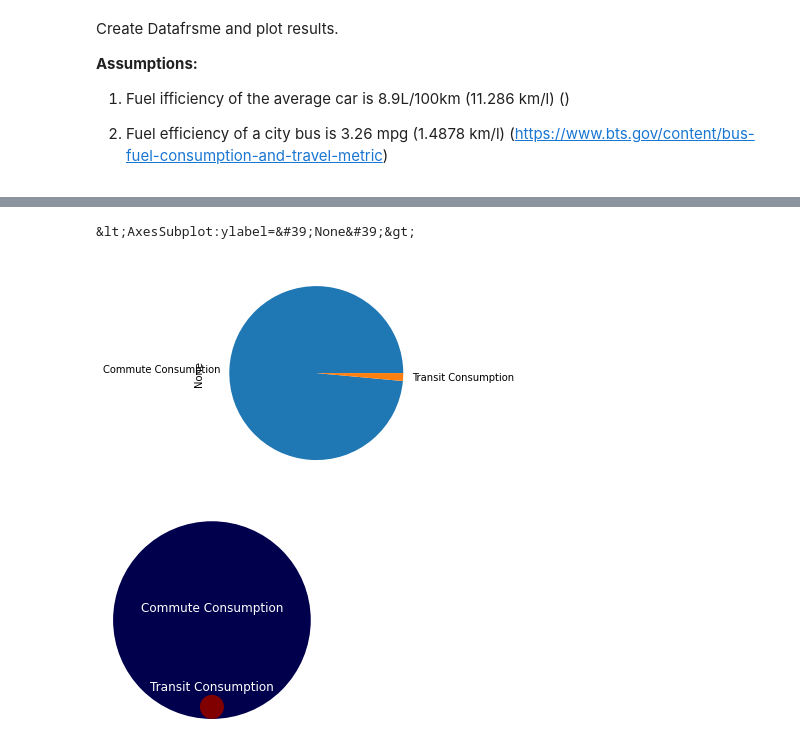
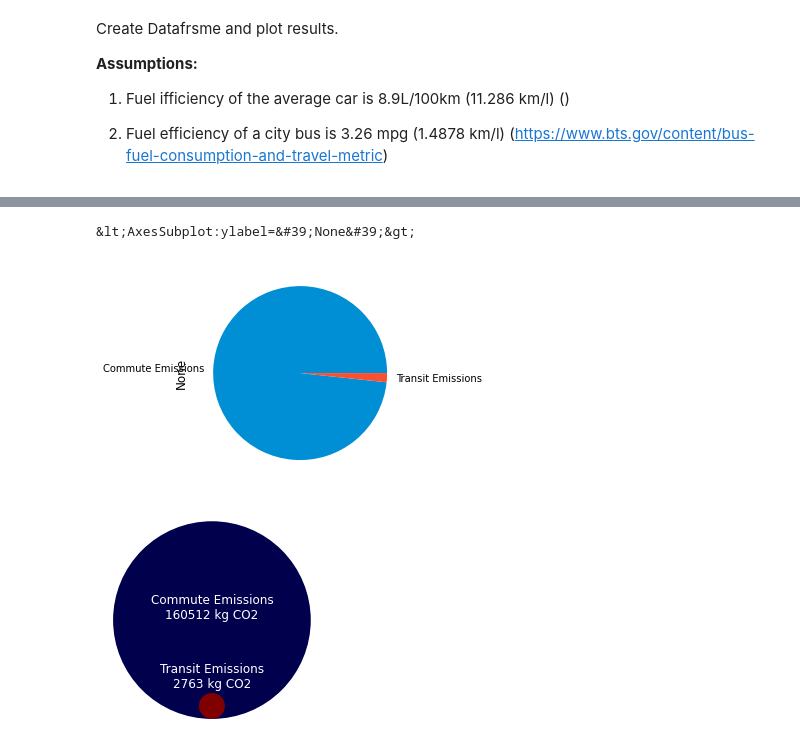
Before and after one commit to gavinmcclelland/CISC451, a Jupyter notebook: transit_vs_commute.ipynb, the cells around one changed output, grey strips where cells are left out. Drawn from its saved outputs; the diff is of its cells as text; code cells hidden in the pictures.

```diff
--- a/transit_vs_commute.ipynb
+++ b/transit_vs_commute.ipynb
@@ -93,14 +102,18 @@ C:\Users\mcunningham\Documents\PythonProjects\CISC451
 # %%
 with open("A1_geo\\neighbourhoods.geojson") as n:
     neighbourhoods = load(n)
+# Create geojson feature for the downtown transit point
 dt = Feature(geometry=Point((downtown_coords[1], downtown_coords[0])))
 for neighbourhood in neighbourhoods['features']:
     # neighbourhood['polygon'] = Feature(geometry=Polygon(neighbourhood.geometry.coordinates))
-    # Create driveway_count key in neighbourhoods dict
+    # Create keys in neighbourhoods dict for key metrics
     neighbourhood['properties']['driveway_count'] = 0
     neighbourhood['properties']['commuter_distance'] = 0
+    # Calculate centroid of each neighbourhood
     neighbourhood['properties']['centroid'] = centroid(neighbourhood)
-    neighbourhood['properties']['distance_to_downtown'] = distance(neighbourhood['properties']['centroid'], dt)
+    # Calculate the distance between the neighbourhood centroid and the downtown transfer point
+    neighbourhood['properties']['distance_to_downtown'] = distance(neighbourhood['properties']['centroid'], dt) * 1.3
+    # output
     print(f"{neighbourhood['properties']['name']}\nCentroid: {neighbourhood['properties']['centroid']}\nDistance: {neighbourhood['properties']['distance_to_downtown']}")
 # %% [output]
 Marker&#39;s Acres
@@ -132,7 +151,7 @@ for driveway in zip(driveway_coords['Longitude'], driveway_coords['Latitude']):
             neighbourhood['properties']['driveway_count'] += 1
             # Add up all the car milage for each driveway in the neighbourhood
             # (2 cars per driveway)
-            neighbourhood['properties']['commuter_distance'] += 2 * distance(driveway, dt)
+            neighbourhood['properties']['commuter_distance'] += 2 * distance(driveway, dt) * 1.3
             break
 # %% [markdown]
 Bus capacity taken from https://www.dimensions.com/element/city-transit-buses
@@ -146,17 +165,21 @@ driveway_count = []
 busses_required = []
 commuting_distance = []
 tansit_distance = []
+# loop through neighbourhoods and calculate metrics
 for neighbourhood in neighbourhoods['features']:
     prop = neighbourhood['properties']
+    # Calculate how many busses are required to handle all commuters (2 people per driveway)
     prop['busses_required'] = ceil(prop['driveway_count'] * 2 / bus_total_cap)
+    # Calculate how many km will be traveled by these busses
     prop['transit_stand_distance'] = prop['busses_required'] * prop['distance_to_downtown']
+    # Output metrics
     print(
         f"{prop['name']}\n"
         f"Driveways:\t\t\t\t{prop['driveway_count']}\n"
         f"Commute Distance (km):\t\t\t{prop['commuter_distance']}\n"
-        f"Transit Distance All Seated (km):\t{prop['transit_seat_distance']}\n"
         f"Transit Distance Standing room (km):\t{prop['transit_stand_distance']}\n"
     )
+    # Append values to lists to be used in DataFrame
     names.append(prop['name'])
     busses_required.append(prop['busses_required'])
     driveway_count.append(prop['driveway_count'])
@@ -191,9 +214,16 @@ Create Datafrsme and plot results.
 # %%
 car_efficiency = 11.286
 bus_efficiency = 1.4878
+car_emissions = 2.29
+bus_emissions = 2.66
+# Create DataFrame
 commute_df = pd.DataFrame({'Neighbourhood': names, 'Number of Driveways': driveway_count, 'Busses Required': busses_required, 'Commuting Distance': commuting_distance, 'Transit Distance': tansit_distance})
+# Calculate commute/transit fuel consumption for each neighbourhood
 commute_df['Commute Consumption'] = commute_df['Commuting Distance']/car_efficiency
 commute_df['Transit Consumption'] = commute_df['Transit Distance']/car_efficiency
+# And CO2 emissions
+commute_df['Commute Emissions'] = commute_df['Commute Consumption'] * car_emissions
+commute_df['Transit Emissions'] = commute_df['Transit Consumption'] * bus_emissions
 commute_df.head()
 # %% [output]
 |  | Neighbourhood | Number of Driveways | Busses Required | Commuting Distance | Transit Distance | ... |
@@ -210,8 +240,8 @@ commute_df[['Neighbourhood', 'Commute Consumption', 'Transit Consumption']].plot
 # %%
-commute_df[['Commute Consumption', 'Transit Consumption']].sum().plot.pie()
+commute_df[['Commute Emissions', 'Transit Emissions']].sum().plot.pie()
 # %% [output]
 &lt;AxesSubplot:ylabel=&#39;None&#39;&gt;
-[figure, old version]
+[figure, new version]
 # %%
 import numpy as np
 import matplotlib.pyplot as plt
@@ -220,6 +250,8 @@ from matplotlib.collections import PatchCollection
 
 def nested_circles(data, labels=None, c=None, ax=None,
                    cmap=None, norm=None, textkw={}):
+    """ Create a nested circles plot for for the given data
+    """
     ax = ax or plt.gca()
     data = np.array(data)
     R = np.sqrt(data/data.max())
@@ -235,13 +267,18 @@ def nested_circles(data, labels=None, c=None, ax=None,
     if labels is not None:
         kw = dict(color="white", va="center", ha="center")
         kw.update(textkw)
-        ax.text(0, R[0] + 0.2, labels[0], **kw)
+        ax.text(0, R[0] + 0.3, labels[0], **kw)
         for i in range(1, len(R)):
             ax.text(0, R[i]+R[i-1], labels[i], **kw)
     return col
-data = [commute_df['Transit Consumption'].sum(), commute_df['Commute Consumption'].sum()]
-labels = ['Transit Consumption', 'Commute Consumption']
+bus_emissions = commute_df['Transit Emissions'].sum()
+car_emissions = commute_df['Commute Emissions'].sum()
+data = [bus_emissions, car_emissions]
+labels = [
+    f'Transit Emissions\n{round(bus_emissions)} kg CO2',
+    f'Commute Emissions\n{round(car_emissions)} kg CO2'
+    ]
 nested_circles(data, labels=labels, cmap="seismic_r", textkw=dict(fontsize=12))
 plt.show()
 # %% [output]
-[figure, old version]
+[figure, new version]
```
Also changed, not shown: parts of 11 cells of this notebook, 1 other file.
